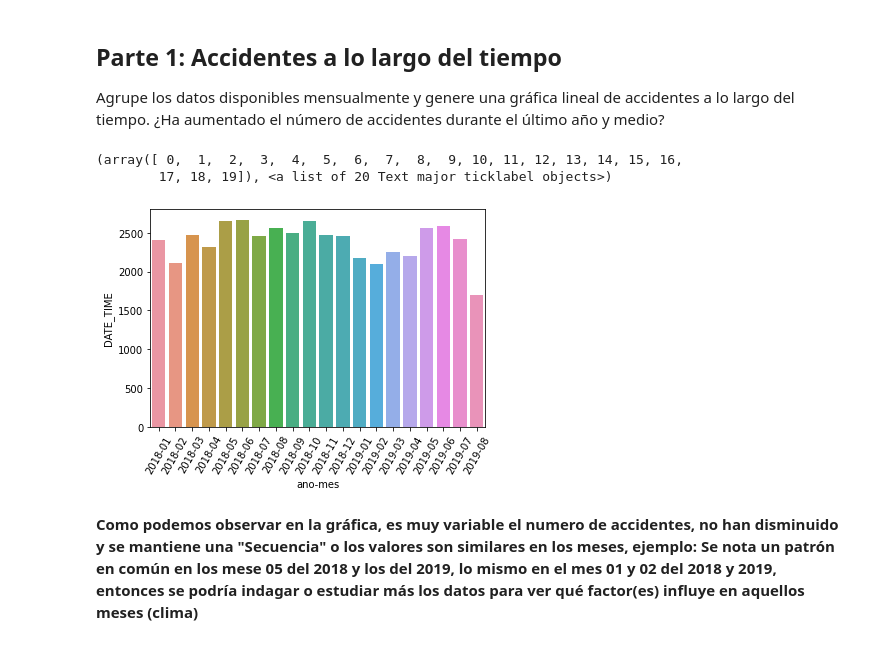
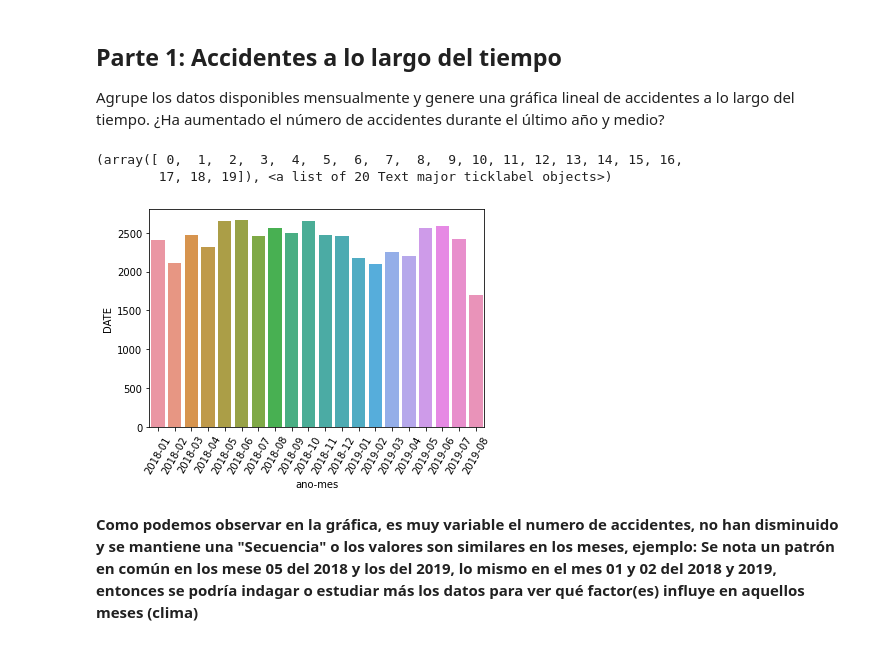
Before and after one commit to hnmelo/MujeresDigitales, a Jupyter notebook: Taller_Semana_4.ipynb, the cells around one changed output. Saved outputs shown, nothing was run; the diff lists cells and outputs as text; code cells hidden in the pictures.

```diff
--- a/Taller_Semana_4.ipynb
+++ b/Taller_Semana_4.ipynb
@@ -63,6 +63,6 @@ Primero cargue los datos del csv a un dataframe.
 https://pandas.pydata.org/pandas-docs/stable/reference/api/pandas.read_csv.html#pandas.read_csv
 # %%
 # Escriba su código aquí
-df = pd.read_csv('accidents_sample.csv', sep=';', parse_dates=[['DATE', 'TIME']])
+df = pd.read_csv('accidents_sample.csv', sep=';')
 df.head(3)
 # %% [output]
@@ -74,15 +75,16 @@ df.head(3)
 
 Agrupe los datos disponibles mensualmente y genere una gráfica lineal de accidentes a lo largo del tiempo. ¿Ha aumentado el número de accidentes durante el último año y medio?
 # %%
-df['ano-mes'] = df['DATE_TIME'].dt.to_period('M')
+df['date_format'] = pd.to_datetime(df['DATE'])
+df['ano-mes'] = df['date_format'].dt.to_period('M')
 # %%
 group = df.groupby('ano-mes').count()
-sns.barplot(data=group, y='DATE_TIME', x= group.index)
+sns.barplot(data=group, y='DATE', x= group.index)
 plt.xticks(rotation = 60)
 # %% [output]
 (array([ 0,  1,  2,  3,  4,  5,  6,  7,  8,  9, 10, 11, 12, 13, 14, 15, 16,
         17, 18, 19]), <a list of 20 Text major ticklabel objects>)
-[figure, old version]
+[figure, new version]
 # %% [markdown]
 **Como podemos observar en la gráfica, es muy variable el numero de accidentes, no han disminuido y se mantiene una "Secuencia" o los valores son similares en los meses, ejemplo: Se nota un patrón en común en los mese 05 del 2018 y los del 2019, lo mismo en el mes 01 y 02 del 2018 y 2019, entonces se podría indagar o estudiar más los datos para ver qué factor(es) influye en aquellos meses (clima)**
 # %% [markdown]
```
Also changed, not shown: parts of 6 cells of this notebook.
